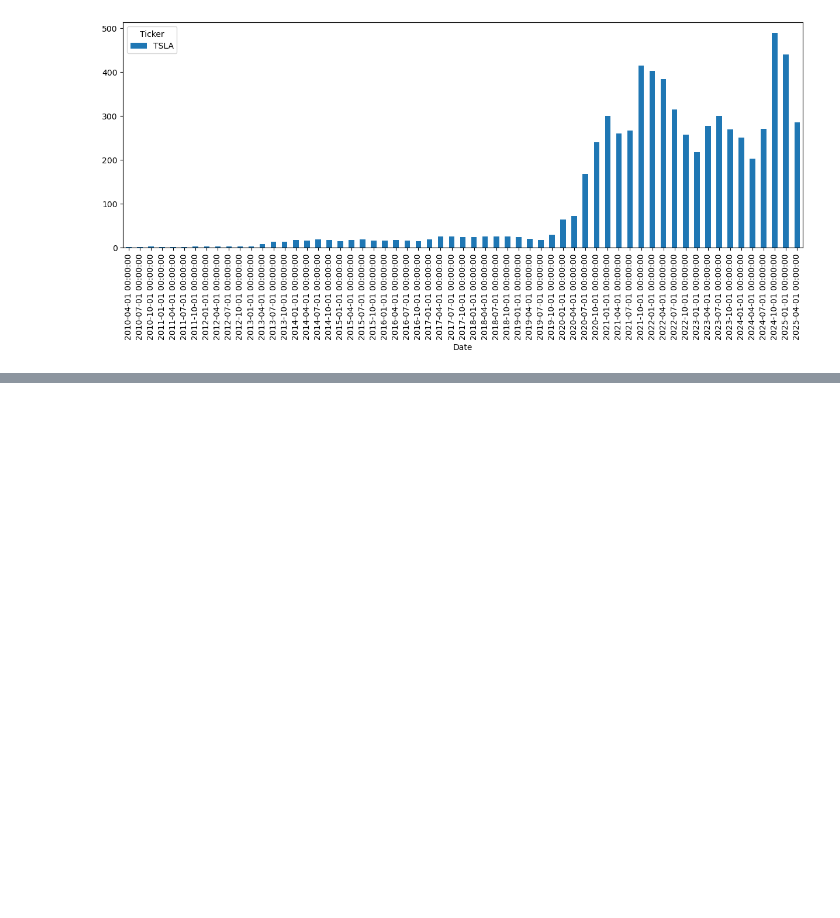
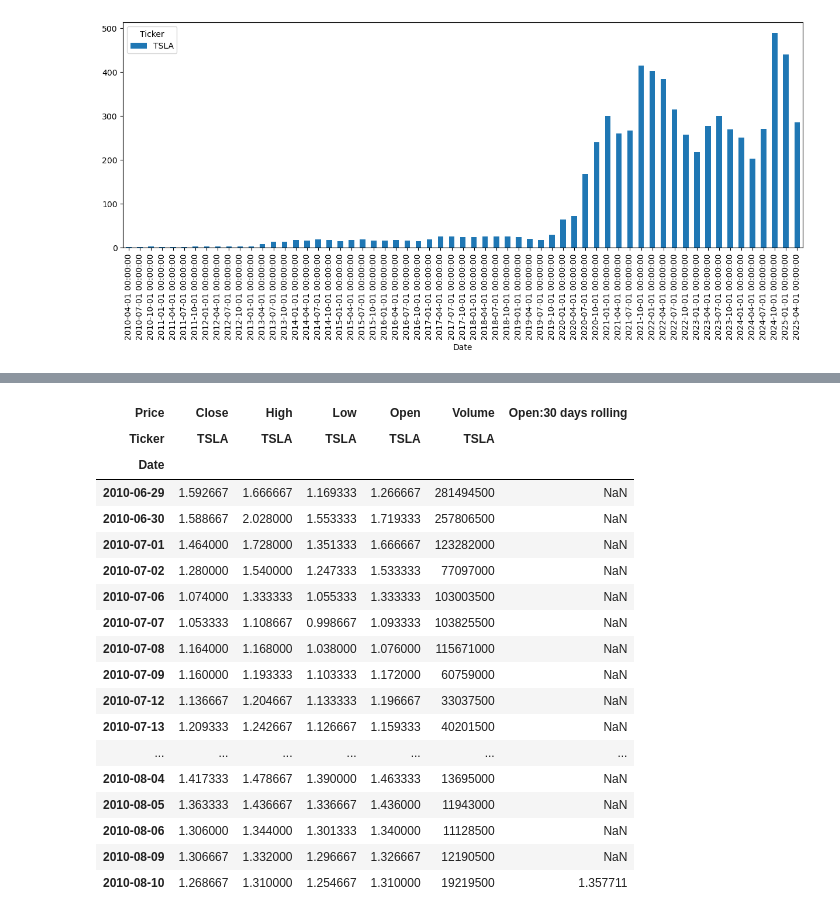
Before and after one commit to Malinda1/Time_series_analysis, a Jupyter notebook: Time_series_analysis.ipynb, the cells around one changed output, grey strips where cells are left out. Saved outputs shown, nothing was run; the diff lists cells and outputs as text; code cells hidden in the pictures; blank space fills up the shorter version.

```diff
--- a/Time_series_analysis.ipynb
+++ b/Time_series_analysis.ipynb
@@ -233,0 +259,22 @@ tsla.resample(rule= 'QS').max()['High'].plot(kind='bar', figsize=(15, 5))
+# %%
+tsla.head(30)
+# %% [output]
+| Price | Close | High | Low | Open | Volume | Open:30 days rolling |
+| Ticker | TSLA | TSLA | TSLA | TSLA | TSLA |  |
+| Date |  |  |  |  |  |  |
+| 2010-06-29 | 1.592667 | 1.666667 | 1.169333 | 1.266667 | 281494500 | NaN |
+| 2010-06-30 | 1.588667 | 2.028000 | 1.553333 | 1.719333 | 257806500 | NaN |
+| 2010-07-01 | 1.464000 | 1.728000 | 1.351333 | 1.666667 | 123282000 | NaN |
+| 2010-07-02 | 1.280000 | 1.540000 | 1.247333 | 1.533333 | 77097000 | NaN |
+| 2010-07-06 | 1.074000 | 1.333333 | 1.055333 | 1.333333 | 103003500 | NaN |
+| 2010-07-07 | 1.053333 | 1.108667 | 0.998667 | 1.093333 | 103825500 | NaN |
+| 2010-07-08 | 1.164000 | 1.168000 | 1.038000 | 1.076000 | 115671000 | NaN |
+| 2010-07-09 | 1.160000 | 1.193333 | 1.103333 | 1.172000 | 60759000 | NaN |
+| 2010-07-12 | 1.136667 | 1.204667 | 1.133333 | 1.196667 | 33037500 | NaN |
+| 2010-07-13 | 1.209333 | 1.242667 | 1.126667 | 1.159333 | 40201500 | NaN |
+| ... | ... | ... | ... | ... | ... | ... |
+| 2010-08-04 | 1.417333 | 1.478667 | 1.390000 | 1.463333 | 13695000 | NaN |
+| 2010-08-05 | 1.363333 | 1.436667 | 1.336667 | 1.436000 | 11943000 | NaN |
+| 2010-08-06 | 1.306000 | 1.344000 | 1.301333 | 1.340000 | 11128500 | NaN |
+| 2010-08-09 | 1.306667 | 1.332000 | 1.296667 | 1.326667 | 12190500 | NaN |
+| 2010-08-10 | 1.268667 | 1.310000 | 1.254667 | 1.310000 | 19219500 | 1.357711 |
```
Also changed, not shown: parts of 4 cells of this notebook.
